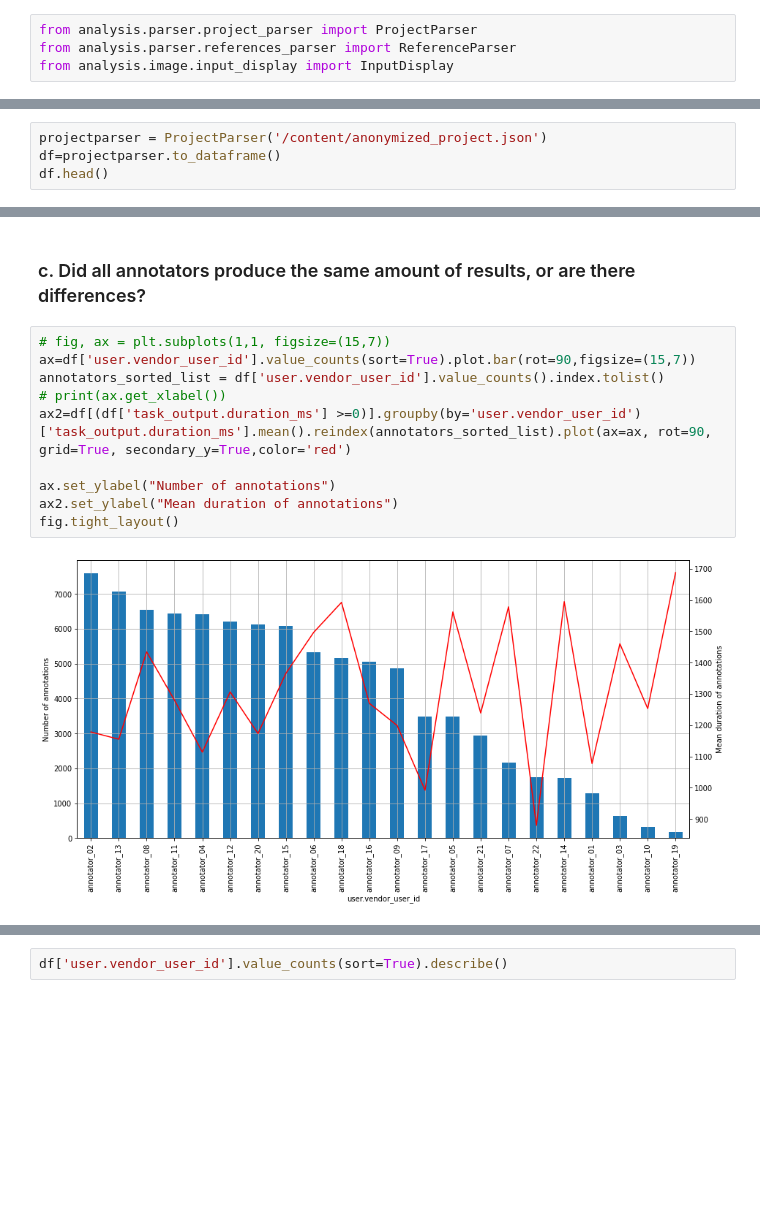
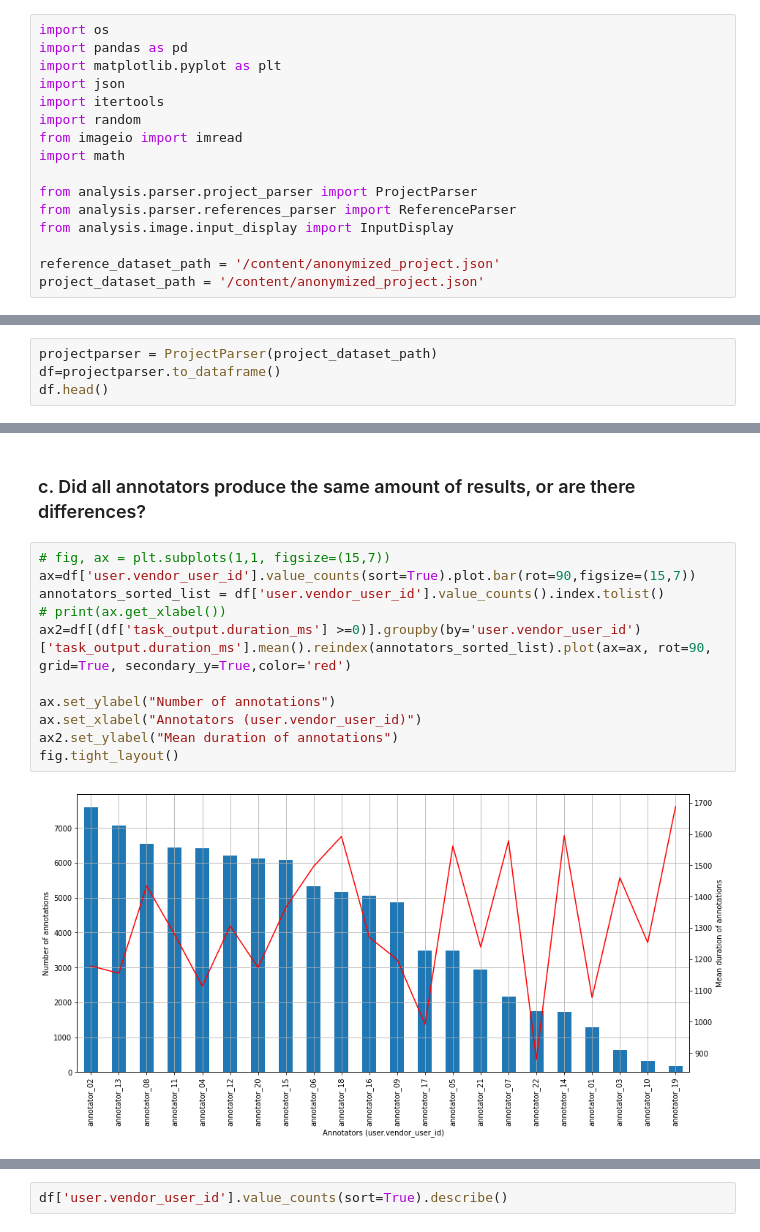
Before and after one commit to davidhoof/quality-match-homework, a Jupyter notebook: QualityMatchHomework.ipynb, the cells around one changed output, grey strips where cells are left out. Cells and saved outputs as stored; diff of their text form; blank space fills up the shorter version.

```diff
--- a/QualityMatchHomework.ipynb
+++ b/QualityMatchHomework.ipynb
@@ -29,4 +21,16 @@ Requirement already satisfied: pytz>=2017.3 in /usr/local/lib/python3.7/dist-pac
 # %%
+import os
+import pandas as pd
+import matplotlib.pyplot as plt
+import json
+import itertools
+import random
+from imageio import imread
+import math
+
 from analysis.parser.project_parser import ProjectParser
 from analysis.parser.references_parser import ReferenceParser
 from analysis.image.input_display import InputDisplay
+
+reference_dataset_path = '/content/anonymized_project.json'
+project_dataset_path = '/content/anonymized_project.json'
@@ -42,7 +49,7 @@ df_ref.head()
 | 3 | img_0003 | False |
 | 4 | img_0004 | True |
 # %%
-projectparser = ProjectParser('/content/anonymized_project.json')
+projectparser = ProjectParser(project_dataset_path)
 df=projectparser.to_dataframe()
 df.head()
 # %% [output]
@@ -122,12 +129,13 @@ Name: task_output.duration_ms, dtype: float64
 # %%
 # fig, ax = plt.subplots(1,1, figsize=(15,7))
 ax=df['user.vendor_user_id'].value_counts(sort=True).plot.bar(rot=90,figsize=(15,7))
 annotators_sorted_list = df['user.vendor_user_id'].value_counts().index.tolist()
 # print(ax.get_xlabel())
 ax2=df[(df['task_output.duration_ms'] >=0)].groupby(by='user.vendor_user_id')['task_output.duration_ms'].mean().reindex(annotators_sorted_list).plot(ax=ax, rot=90, grid=True, secondary_y=True,color='red')
 
 ax.set_ylabel("Number of annotations")
+ax.set_xlabel("Annotators (user.vendor_user_id)")
 ax2.set_ylabel("Mean duration of annotations")
 fig.tight_layout()
 # %% [output]
-[figure, old version]
+[figure, new version]
```
Also changed, not shown: parts of 28 cells of this notebook.
